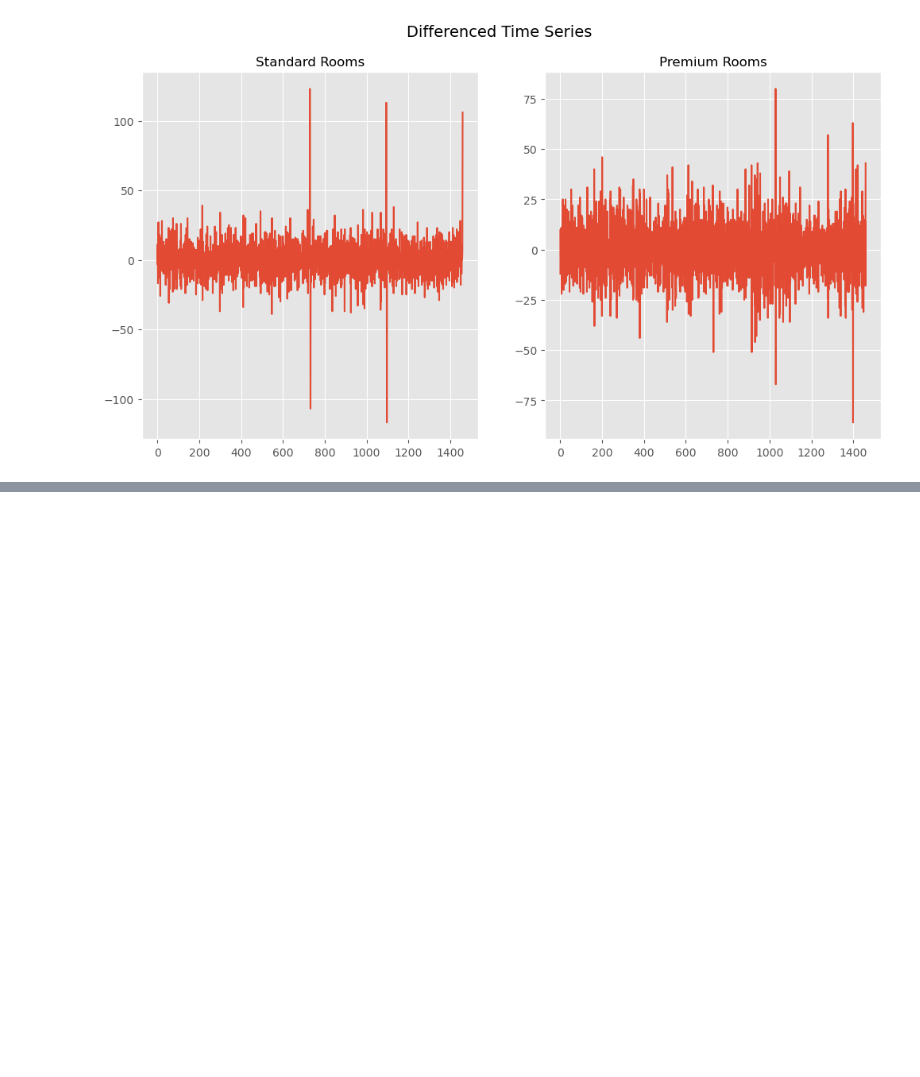
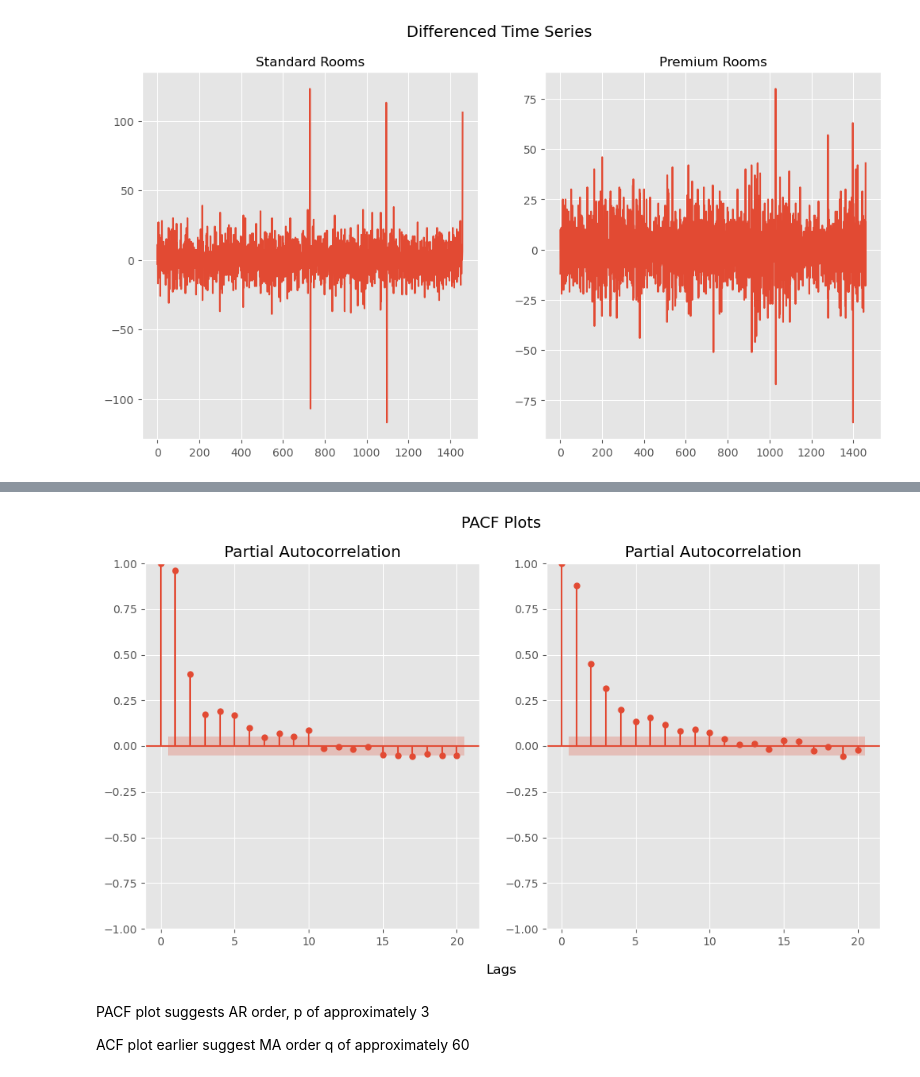
Before and after one commit to StuartG24/Travel_Co_Analysis, a Jupyter notebook: Notebooks_Data_Analysis/demand_analysis_sarima.ipynb, the cells around one changed output, grey strips where cells are left out. Saved outputs shown, nothing was run; the diff lists cells and outputs as text; code cells hidden in the pictures; blank space fills up the shorter version.

Commit message:
Start ARIMA

```diff
--- a/Notebooks_Data_Analysis/demand_analysis_sarima.ipynb
+++ b/Notebooks_Data_Analysis/demand_analysis_sarima.ipynb
@@ -60,0 +88,25 @@ ax2.plot(differenced_series_prm)
+# %%
+# PACF Plot to identify AR orders, p in ARIMA
+
+lag_value = 20
+
+fig, (ax1, ax2) = plt.subplots(nrows=1, ncols=2, figsize=(12, 6))
+fig.suptitle('PACF Plots', fontsize=14)
+fig.supxlabel('Lags')
+
+ax1.set_title('Standard Rooms', fontsize=12)
+plot_pacf(hotel_time_series_df['Standard_OCC'], lags = lag_value, ax=ax1)
+ax2.set_title('Premium Rooms', fontsize=12)
+plot_pacf(hotel_time_series_df['Premium_OCC'], lags = lag_value, ax=ax2)
+
+
+#plt.xlabel('Lags')
+#plt.ylabel('PACF')
+
+plt.show()
+# %% [output]
+[figure, added]
+# %% [markdown]
+PACF plot suggests AR order, p of approximately 3
+
+ACF plot earlier suggest MA order q of approximately 60
```
Also changed, not shown: parts of 4 cells of this notebook, 2 other files.
